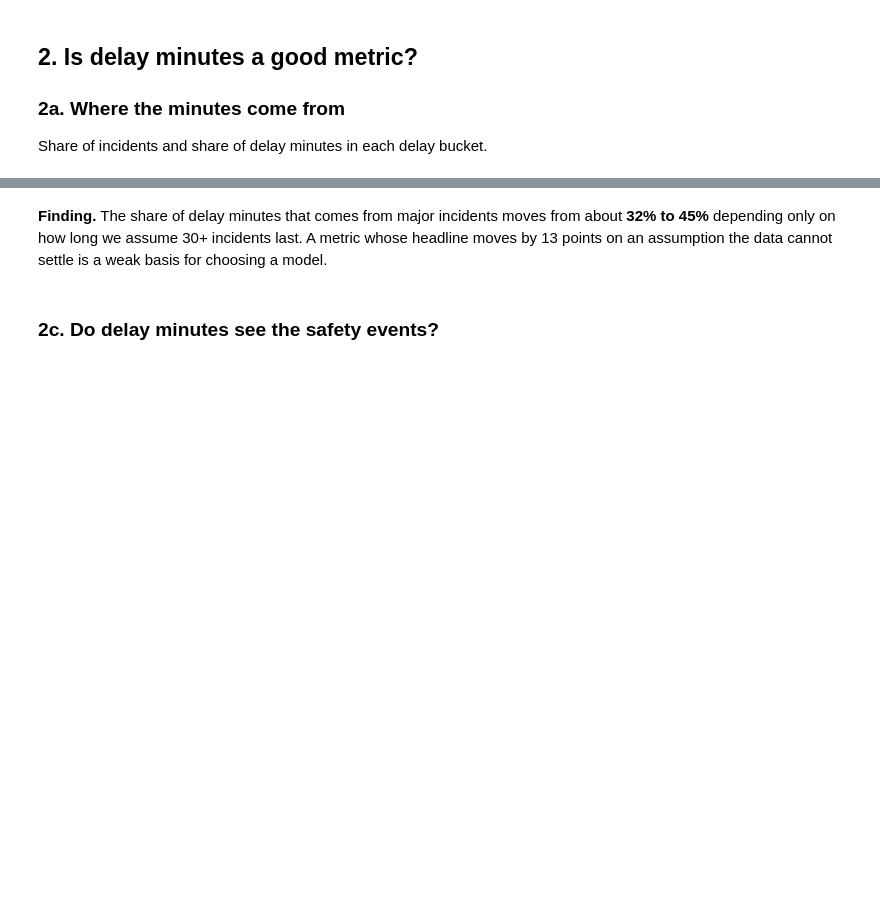
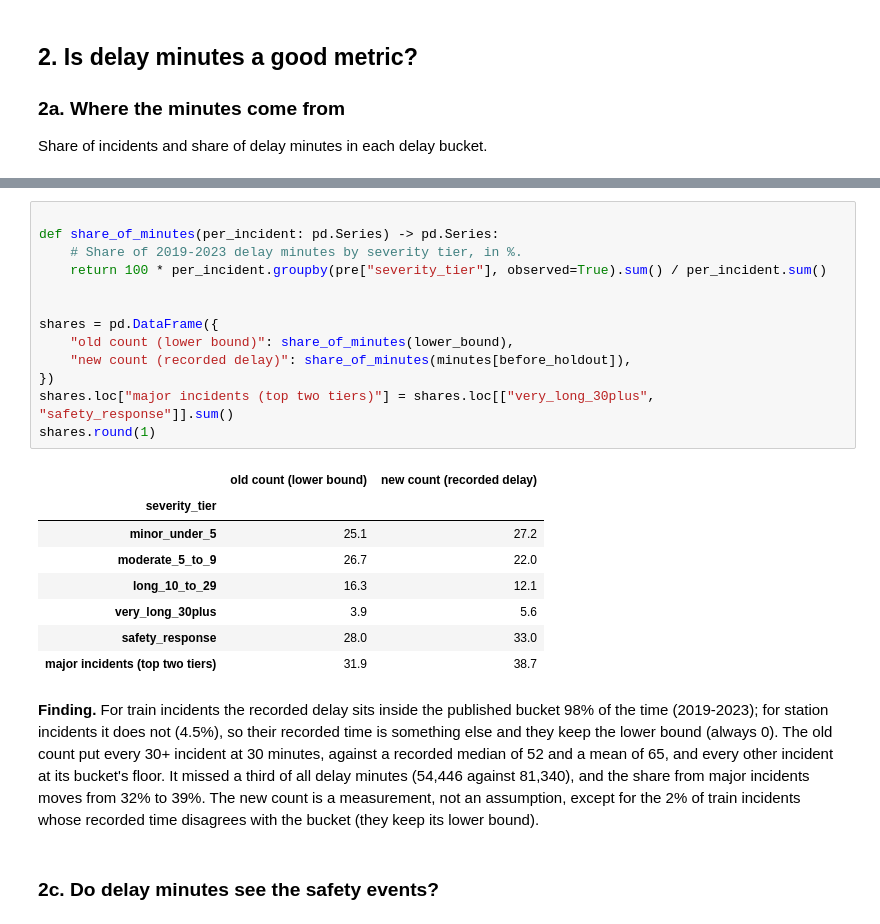
Before and after one commit to damandhaliwal/DS_challenge, a Jupyter notebook: code/exploration/05_delay_minutes.ipynb, the cells around one changed output, grey strips where cells are left out. Saved outputs shown, nothing was run; the diff lists cells and outputs as text; blank space fills up the shorter version.

```diff
--- a/code/exploration/05_delay_minutes.ipynb
+++ b/code/exploration/05_delay_minutes.ipynb
@@ -133,8 +136,35 @@ shares.round(1)
+# %%
+
+def share_of_minutes(per_incident: pd.Series) -> pd.Series:
+    # Share of 2019-2023 delay minutes by severity tier, in %.
+    return 100 * per_incident.groupby(pre["severity_tier"], observed=True).sum() / per_incident.sum()
+
+
+shares = pd.DataFrame({
+    "old count (lower bound)": share_of_minutes(lower_bound),
+    "new count (recorded delay)": share_of_minutes(minutes[before_holdout]),
+})
+shares.loc["major incidents (top two tiers)"] = shares.loc[["very_long_30plus", "safety_response"]].sum()
+shares.round(1)
+# %% [output]
+|  | old count (lower bound) | new count (recorded delay) |
+| severity_tier |  |  |
+| minor_under_5 | 25.1 | 27.2 |
+| moderate_5_to_9 | 26.7 | 22.0 |
+| long_10_to_29 | 16.3 | 12.1 |
+| very_long_30plus | 3.9 | 5.6 |
+| safety_response | 28.0 | 33.0 |
+| major incidents (top two tiers) | 31.9 | 38.7 |
 # %% [markdown]
-**Finding.** The share of delay minutes that comes from major incidents moves from
-about **32% to 45%** depending only on how long we assume 30+ incidents last. A
-metric whose headline moves by 13 points on an assumption the data cannot settle is
-a weak basis for choosing a model.
+**Finding.** For train incidents the recorded delay sits inside the published bucket
+98% of the time (2019-2023); for station incidents it does not (4.5%), so their
+recorded time is something else and they keep the lower bound (always 0). The old
+count put every 30+ incident at 30 minutes, against a recorded median of 52 and a
+mean of 65, and every other incident at its bucket's floor. It missed a third of all
+delay minutes (54,446 against 81,340), and the share from major incidents moves from
+32% to 39%.
+The new count is a measurement, not an assumption, except for the 2% of train
+incidents whose recorded time disagrees with the bucket (they keep its lower bound).
 # %% [markdown]
 ### 2c. Do delay minutes see the safety events?
 # %%
```
Also changed, not shown: parts of 17 cells of this notebook, 38 other files.
